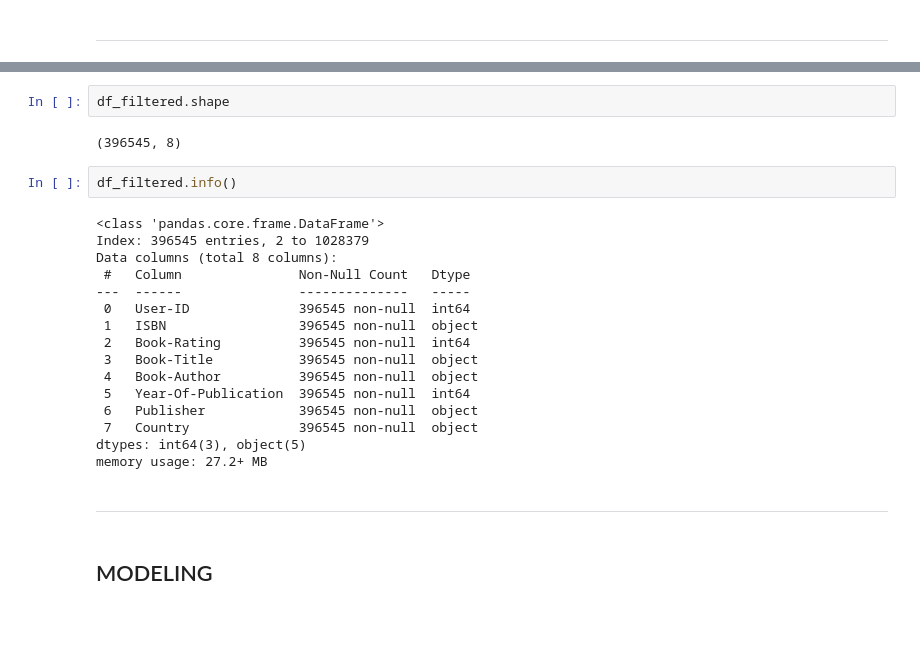
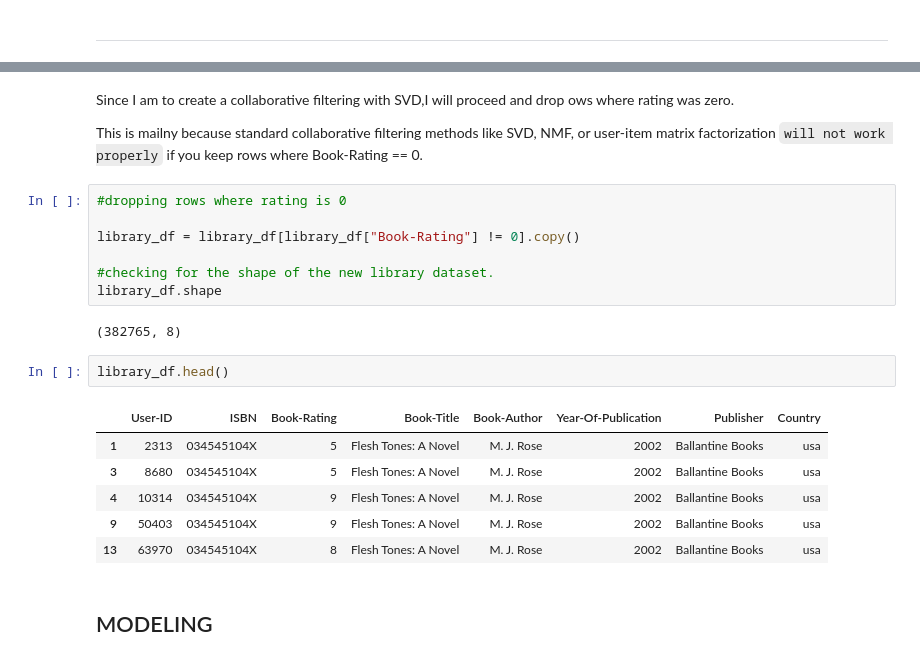
Before and after one commit to ruth-kitasi/Online-Book-Recommender-System, a Jupyter notebook: Index.ipynb, the cells around one changed output, grey strips where cells are left out. Cells and saved outputs as stored; diff of their text form; blank space fills up the shorter version.

```diff
--- a/Index.ipynb
+++ b/Index.ipynb
@@ -559,26 +532,24 @@ df_filtered.head()
-# %%
-df_filtered.shape
-# %% [output]
-(396545, 8)
-# %%
-df_filtered.info()
-# %% [output]
-<class 'pandas.core.frame.DataFrame'>
-Index: 396545 entries, 2 to 1028379
-Data columns (total 8 columns):
- #   Column               Non-Null Count   Dtype
----  ------               --------------   -----
- 0   User-ID              396545 non-null  int64
- 1   ISBN                 396545 non-null  object
- 2   Book-Rating          396545 non-null  int64
- 3   Book-Title           396545 non-null  object
- 4   Book-Author          396545 non-null  object
- 5   Year-Of-Publication  396545 non-null  int64
- 6   Publisher            396545 non-null  object
- 7   Country              396545 non-null  object
-dtypes: int64(3), object(5)
-memory usage: 27.2+ MB
-# %% [markdown]
-*********************************************************************************************************************************************
+# %% [markdown]
+Since I am to create a collaborative filtering with SVD,I will proceed and drop ows where rating was zero.
+
+This is mailny because standard collaborative filtering methods like SVD, NMF, or user-item matrix factorization `will not work properly` if you keep rows where Book-Rating == 0.
+# %%
+#dropping rows where rating is 0
+
+library_df = library_df[library_df["Book-Rating"] != 0].copy()
+
+#checking for the shape of the new library dataset.
+library_df.shape
+# %% [output]
+(382765, 8)
+# %%
+library_df.head()
+# %% [output]
+|  | User-ID | ISBN | Book-Rating | Book-Title | Book-Author | Year-Of-Publication | Publisher | Country |
+| 1 | 2313 | 034545104X | 5 | Flesh Tones: A Novel | M. J. Rose | 2002 | Ballantine Books | usa |
+| 3 | 8680 | 034545104X | 5 | Flesh Tones: A Novel | M. J. Rose | 2002 | Ballantine Books | usa |
+| 4 | 10314 | 034545104X | 9 | Flesh Tones: A Novel | M. J. Rose | 2002 | Ballantine Books | usa |
+| 9 | 50403 | 034545104X | 9 | Flesh Tones: A Novel | M. J. Rose | 2002 | Ballantine Books | usa |
+| 13 | 63970 | 034545104X | 8 | Flesh Tones: A Novel | M. J. Rose | 2002 | Ballantine Books | usa |
 # %% [markdown]
 ## MODELING
```
Also changed, not shown: parts of 28 cells of this notebook, 1 other file.
